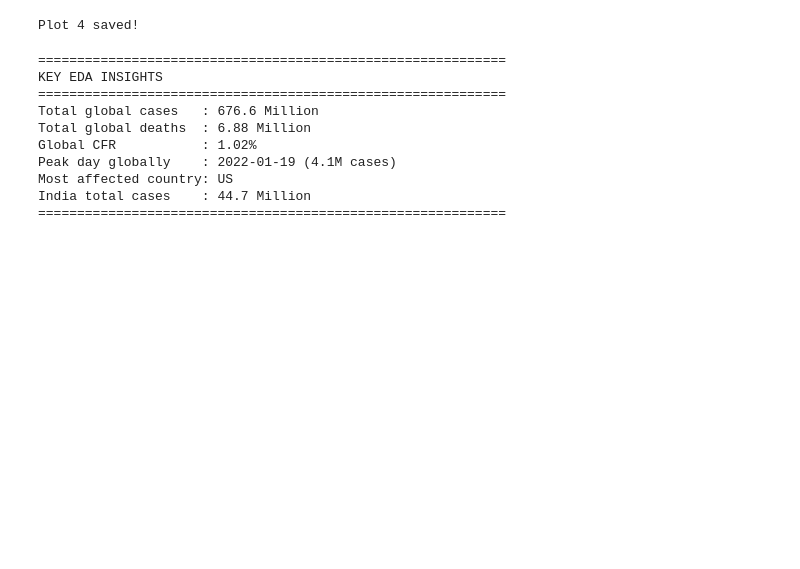
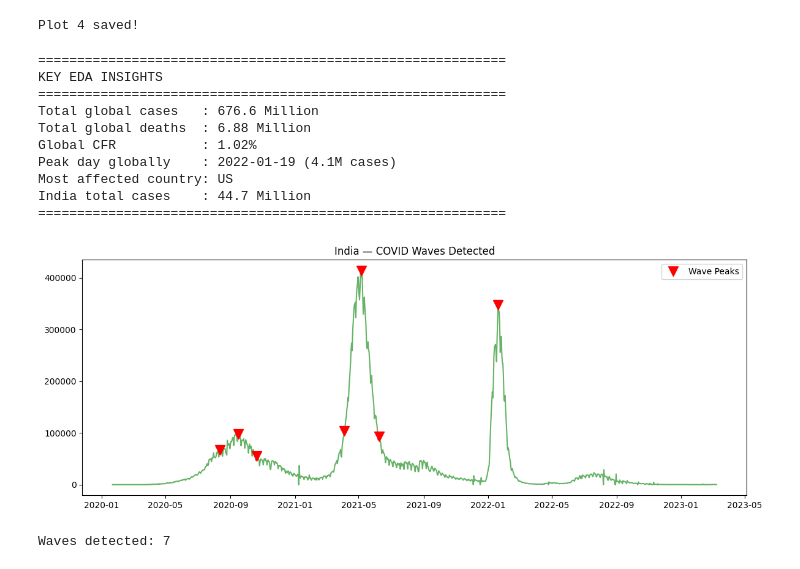
Before and after one commit to Sach11nnn/RogVision, a Jupyter notebook: notebooks/01_eda.ipynb, the cells around one changed output. Cells and saved outputs as stored; diff of their text form; code cells hidden in the pictures; blank space fills up the shorter version.

Commit message:
feat: complete EDA with 4 visualizations

```diff
--- a/notebooks/01_eda.ipynb
+++ b/notebooks/01_eda.ipynb
@@ -453,3 +453,22 @@ Peak day globally    : 2022-01-19 (4.1M cases)
 Most affected country: US
 India total cases    : 44.7 Million
 ============================================================
+# %%
+#wave detection
+from scipy.signal import find_peaks
+
+india_cases = india['new_cases'].fillna(0).values
+peaks, _ = find_peaks(india_cases, height=50000, distance=30)
+
+plt.figure(figsize=(14,5))
+plt.plot(india['date'], india['new_cases'], alpha=0.6, color='green')
+plt.plot(india['date'].iloc[peaks], india_cases[peaks],
+         'rv', markersize=12, label='Wave Peaks')
+plt.title('India — COVID Waves Detected')
+plt.legend()
+plt.savefig('../data/raw/plot5_waves.png', dpi=150)
+plt.show()
+print(f"Waves detected: {len(peaks)}")
+# %% [output]
+[figure, added]
+Waves detected: 7
```
Also changed, not shown: parts of 1 cell of this notebook, 2 other files.
